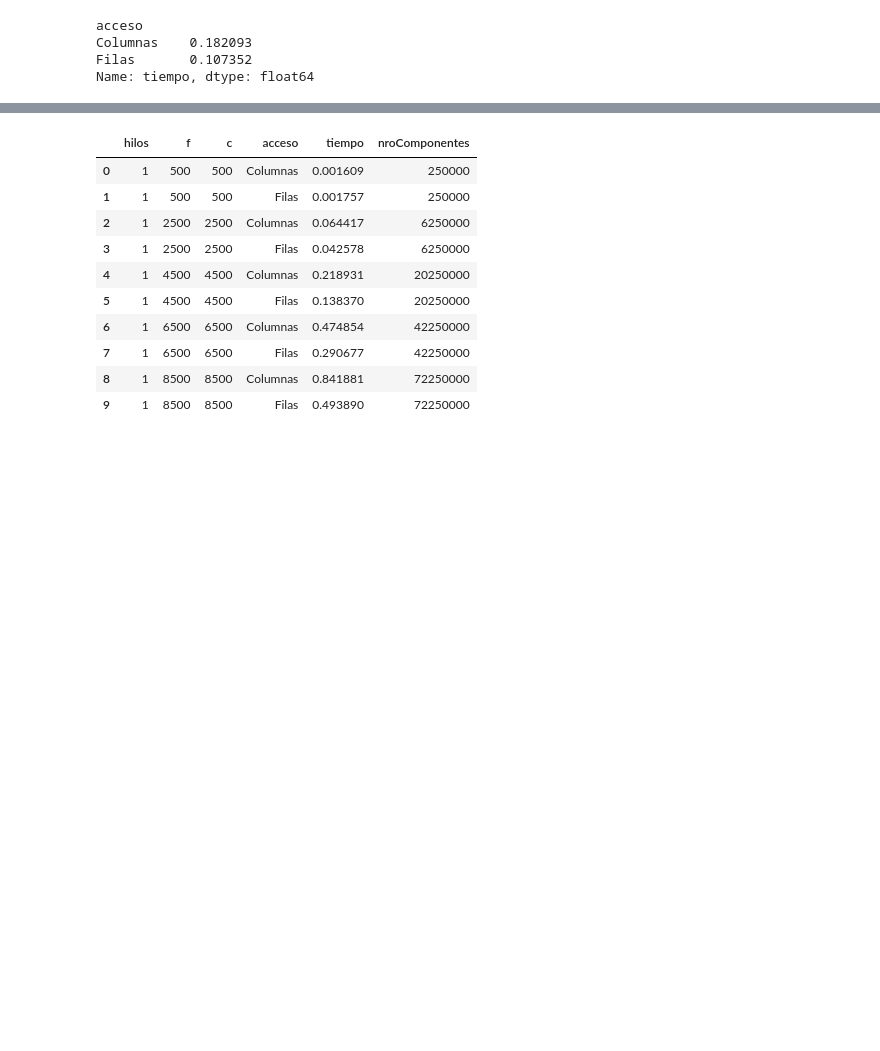
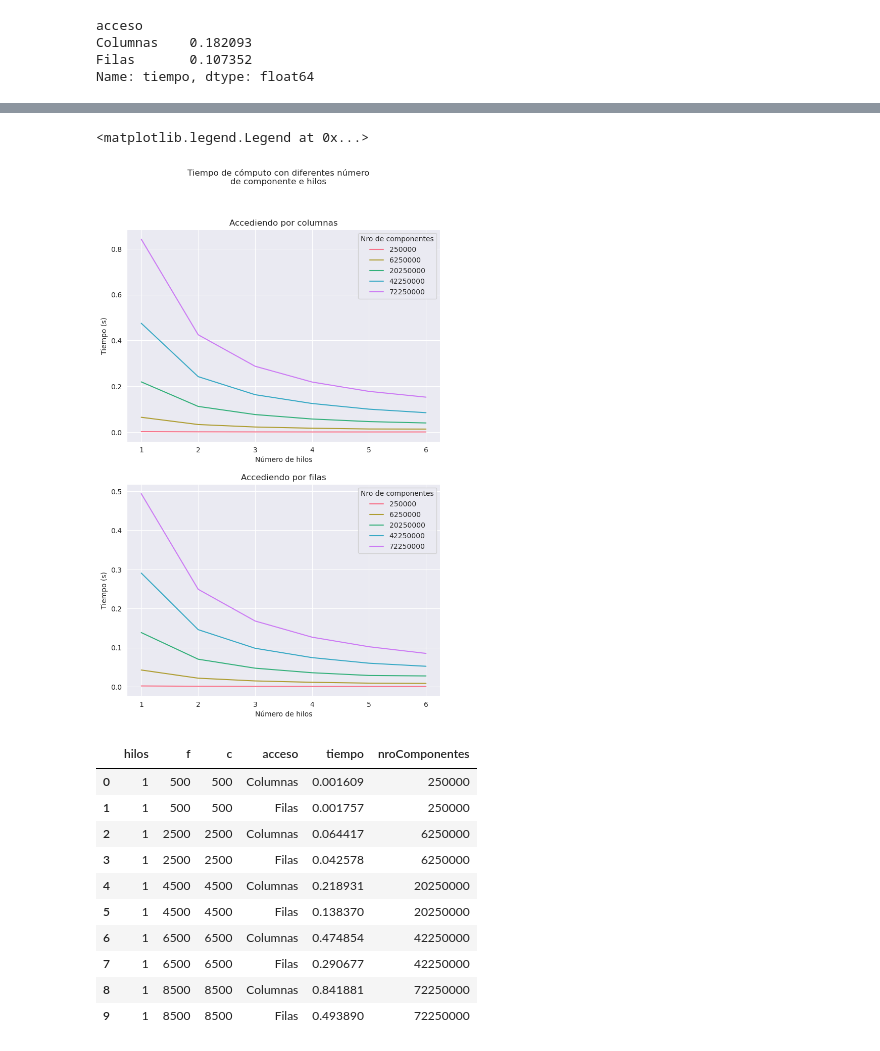
Before and after one commit to justog220/Practica-CAR, a Jupyter notebook: TP 3/EJ 1/analisis.ipynb, the cells around one changed output, grey strips where cells are left out. Drawn from its saved outputs; the diff is of its cells as text; code cells hidden in the pictures; blank space fills up the shorter version.

```diff
--- a/TP 3/EJ 1/analisis.ipynb
+++ b/TP 3/EJ 1/analisis.ipynb
@@ -90,3 +90,24 @@ plt.show()
+# %%
+plt.figure(figsize=(8,12))
+plt.suptitle("Tiempo de cómputo con diferentes número\nde componente e hilos")
+plt.subplot(211)
+colores = sns.color_palette("husl", n_colors=len(dfColumnas['nroComponentes'].unique()))
+sns.lineplot(dfColumnas, hue="nroComponentes", y="tiempo", x="hilos", palette=colores)
+plt.title("Accediendo por columnas")
+plt.ylabel("Tiempo (s)")
+plt.xlabel("Número de hilos")
+plt.legend(title="Nro de componentes")
+
+plt.subplot(212)
+colores = sns.color_palette("husl", n_colors=len(dfFilas['nroComponentes'].unique()))
+sns.lineplot(dfFilas, hue="nroComponentes", y="tiempo", x="hilos", palette=colores)
+plt.title("Accediendo por filas")
+plt.ylabel("Tiempo (s)")
+plt.xlabel("Número de hilos")
+plt.legend(title="Nro de componentes")
+# %% [output]
+<matplotlib.legend.Legend at 0x...>
+[figure, added]
 # %%
 dfSec = df_grouped[df_grouped["hilos"] == 1]
 dfSec
```
Also changed, not shown: parts of 2 cells of this notebook, 29 other files.
